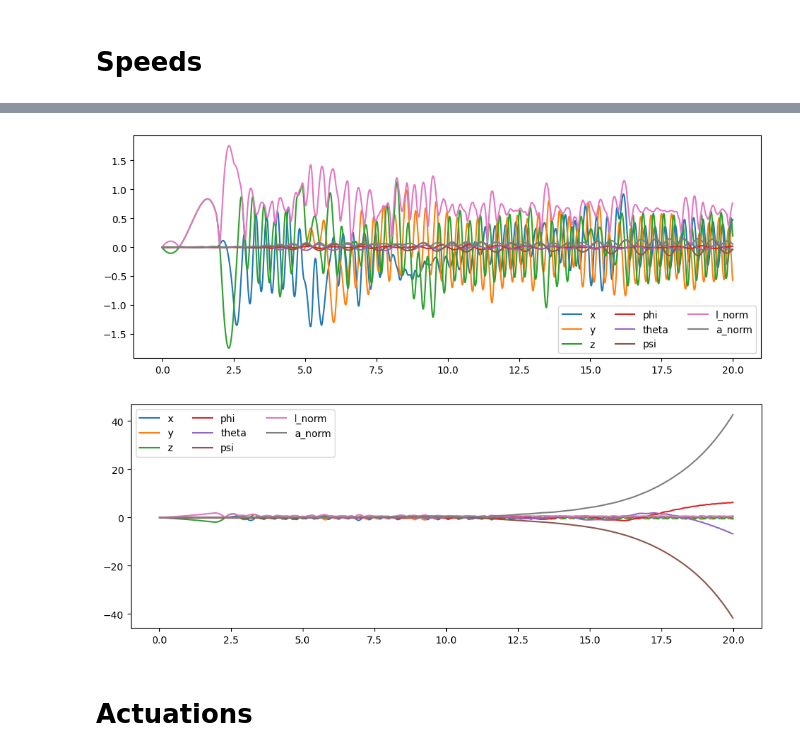
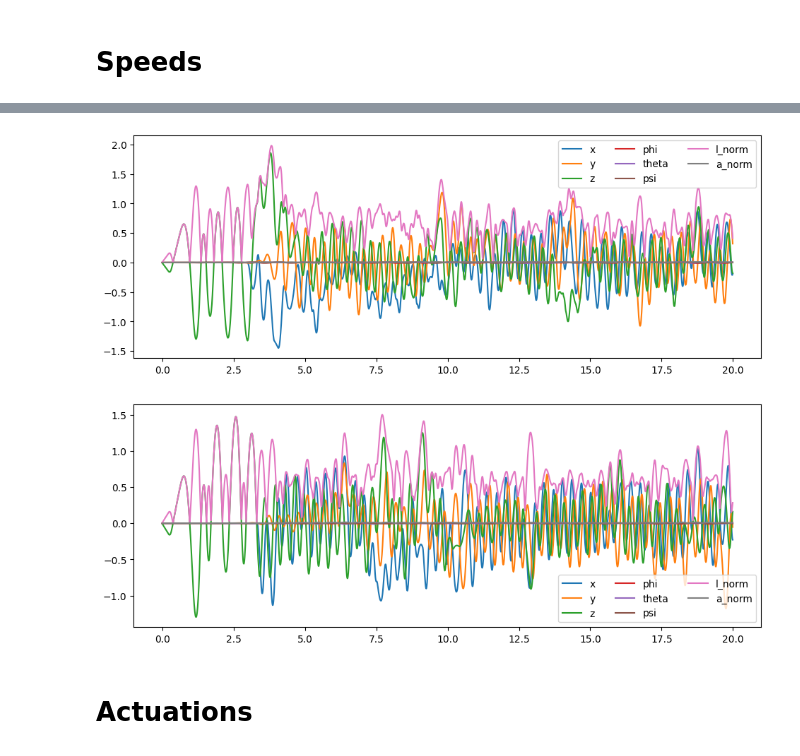
Before and after one commit to Kooolkimooov/pympc_usage, a Jupyter notebook: post_process.ipynb, the cells around one changed output, grey strips where cells are left out. Cells and saved outputs as stored; diff of their text form; code cells hidden in the pictures.

```diff
--- a/post_process.ipynb
+++ b/post_process.ipynb
@@ -446,17 +447,17 @@ plt.savefig( f'{folder}/{id}_speed_br0.png', dpi = 300 )
 # %%
-plt.plot( data[ 'time' ], speed_br1 )
-plt.legend( speed_br1.columns, ncol = 3 )
+plt.plot( data[ 'time' ], speed_r1 )
+plt.legend( speed_r1.columns, ncol = 3 )
 plt.subplots_adjust( bottom = 0.125, top = 1, left = 0.075, right = 1 )
-plt.savefig( f'{folder}/{id}_speed_br1.png', dpi = 300 )
+plt.savefig( f'{folder}/{id}_speed_r1.png', dpi = 300 )
 # %% [output]
-[figure, old version]
+[figure, new version]
 # %%
-plt.plot( data[ 'time' ], speed_br2 )
-plt.legend( speed_br2.columns, ncol = 3 )
+plt.plot( data[ 'time' ], speed_r2 )
+plt.legend( speed_r2.columns, ncol = 3 )
 plt.subplots_adjust( bottom = 0.125, top = 1, left = 0.075, right = 1 )
-plt.savefig( f'{folder}/{id}_speed_br2.png', dpi = 300 )
+plt.savefig( f'{folder}/{id}_speed_r2.png', dpi = 300 )
 # %% [output]
-[figure, old version]
+[figure, new version]
 # %% [markdown]
 # Actuations
 # %%
```
Also changed, not shown: parts of 42 cells of this notebook, 5 other files.
